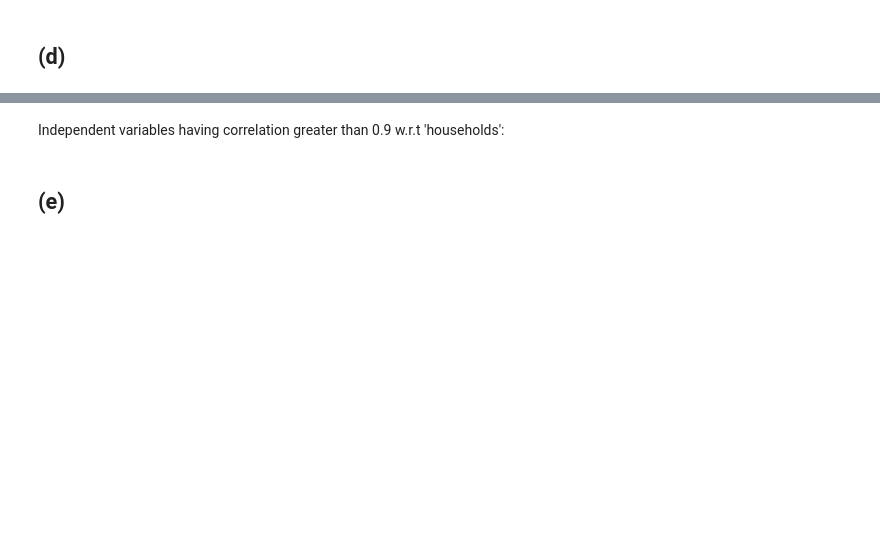
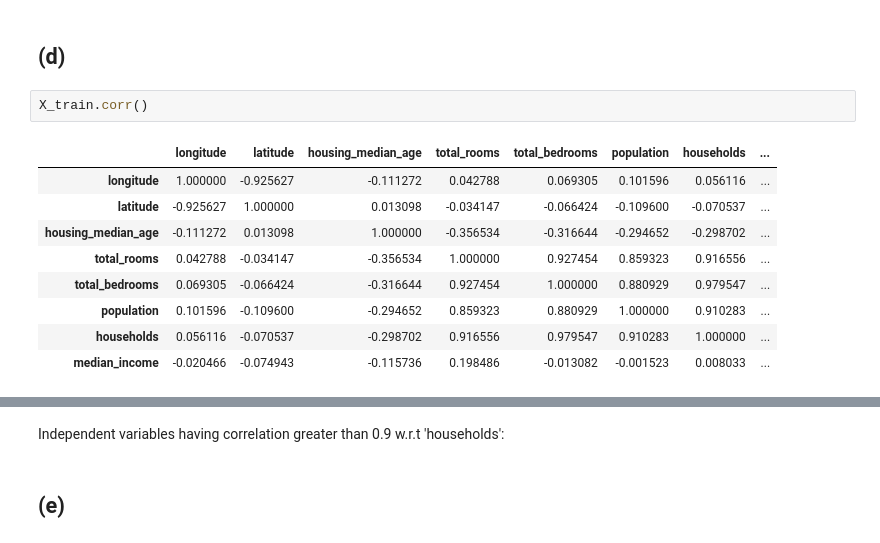
Before and after one commit to shivanksood/apm-coursework, a Jupyter notebook: HW1/HW1-F19-MIS382N.ipynb, the cells around one changed output, grey strips where cells are left out. Cells and saved outputs as stored; diff of their text form; blank space fills up the shorter version.

```diff
--- a/HW1/HW1-F19-MIS382N.ipynb
+++ b/HW1/HW1-F19-MIS382N.ipynb
@@ -83,2 +135,14 @@ f. (5 pts) Fit an MLR on the new train data (with additional independent variabl
 # %% [markdown]
 ## (d)
+# %%
+X_train.corr()
+# %% [output]
+|  | longitude | latitude | housing_median_age | total_rooms | total_bedrooms | population | households | ... |
+| longitude | 1.000000 | -0.925627 | -0.111272 | 0.042788 | 0.069305 | 0.101596 | 0.056116 | ... |
+| latitude | -0.925627 | 1.000000 | 0.013098 | -0.034147 | -0.066424 | -0.109600 | -0.070537 | ... |
+| housing_median_age | -0.111272 | 0.013098 | 1.000000 | -0.356534 | -0.316644 | -0.294652 | -0.298702 | ... |
+| total_rooms | 0.042788 | -0.034147 | -0.356534 | 1.000000 | 0.927454 | 0.859323 | 0.916556 | ... |
+| total_bedrooms | 0.069305 | -0.066424 | -0.316644 | 0.927454 | 1.000000 | 0.880929 | 0.979547 | ... |
+| population | 0.101596 | -0.109600 | -0.294652 | 0.859323 | 0.880929 | 1.000000 | 0.910283 | ... |
+| households | 0.056116 | -0.070537 | -0.298702 | 0.916556 | 0.979547 | 0.910283 | 1.000000 | ... |
+| median_income | -0.020466 | -0.074943 | -0.115736 | 0.198486 | -0.013082 | -0.001523 | 0.008033 | ... |
```
Also changed, not shown: parts of 16 cells of this notebook, 3 other files.
